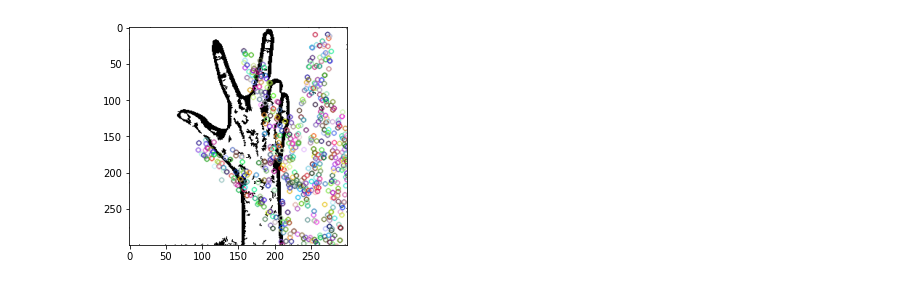
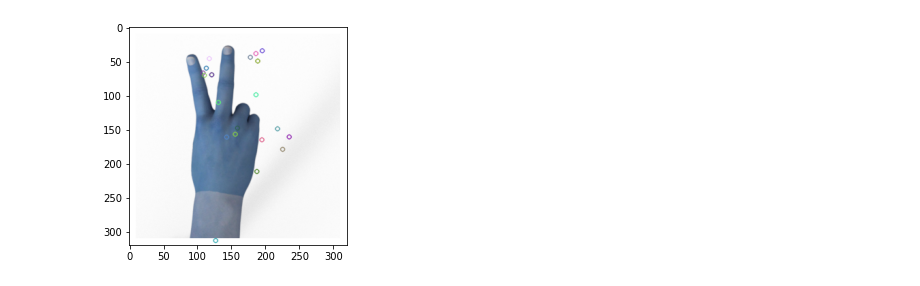
Before and after one commit to papa-ours/codeml-2021, a Jupyter notebook: challenge-6/challenge-6.ipynb, the cells around one changed output. Drawn from its saved outputs; the diff is of its cells as text; code cells hidden in the pictures.

```diff
--- a/challenge-6/challenge-6.ipynb
+++ b/challenge-6/challenge-6.ipynb
@@ -48,12 +50,13 @@ def get_keypoints(filename):
 # %%
 preprocess_files = glob.glob(os.path.join(DATA_DIR, 'preprocess', 'training', '*.png'))
 # %%
-filename = preprocess_files[2]
+filename = train_files[6]
 
 kp, des = get_keypoints(filename)
 img = cv2.imread(filename)
 
+
 plt.imshow(cv2.drawKeypoints(img, kp, None))
 plt.show()
 # %% [output]
-[figure, old version]
+[figure, new version]
```
Also changed, not shown: parts of 8 cells of this notebook.
